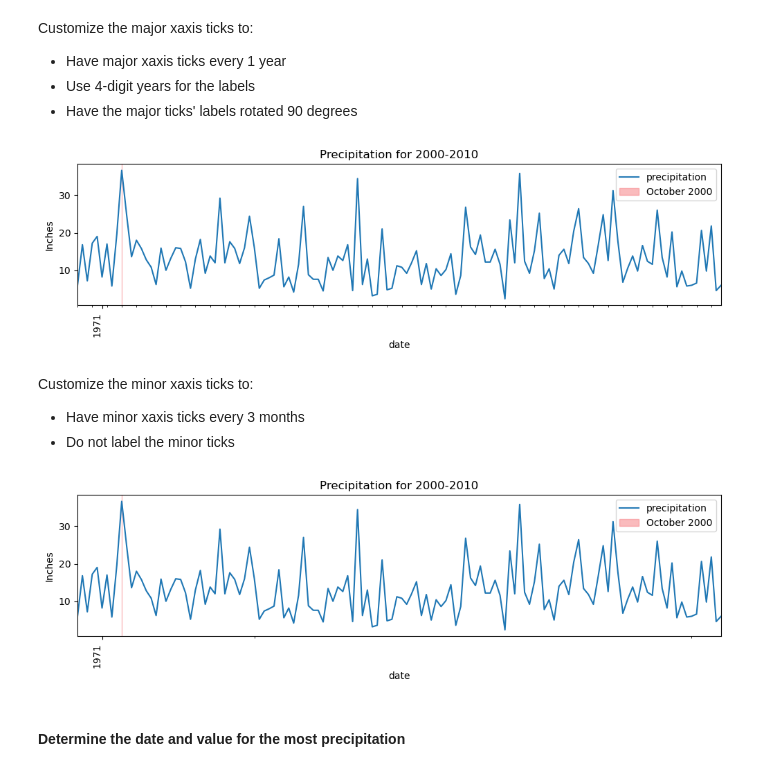
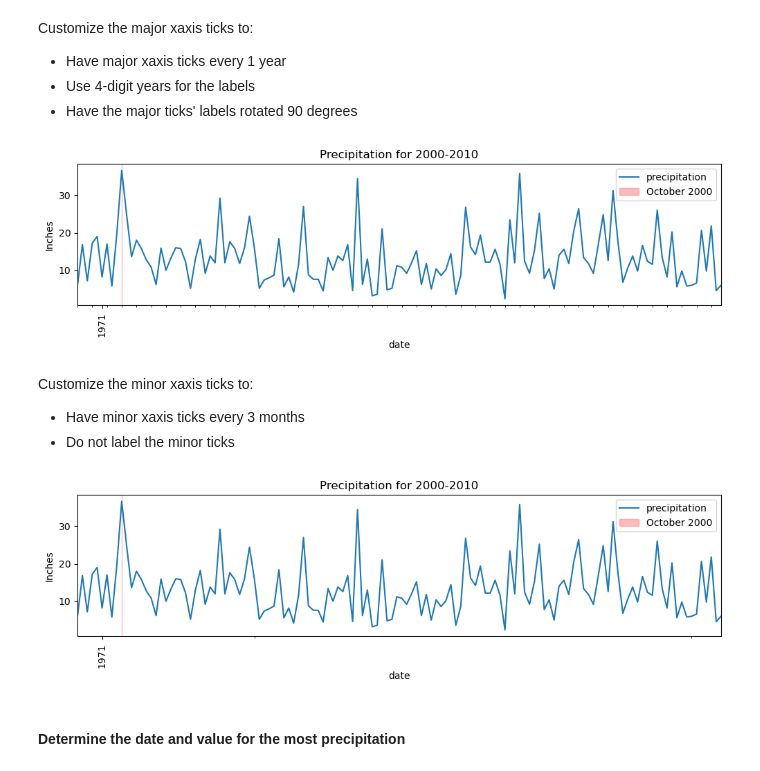
Before and after one commit to andreacohen7/Weather-Data-From-London, a Jupyter notebook: Resampling Datetime Data.ipynb, the cells around one changed output. Cells and saved outputs as stored; diff of their text form; code cells hidden in the pictures.

```diff
--- a/Resampling Datetime Data.ipynb
+++ b/Resampling Datetime Data.ipynb
@@ -291,14 +293,14 @@ fmt_year = mdates.DateFormatter("%Y")
 # %%
 fig, ax = plt.subplots()
 ax = temp_df_monthly.plot(ax = ax, title = 'Precipitation for 2000-2010', ylabel = 'Inches')
 ax.xaxis.set_major_locator(loc_year)
 ax.xaxis.set_major_formatter(fmt_year)
 ax.axvspan('2000-10-01', '2000-10-31', color = '#f7797d', alpha = 0.5, zorder = 0, label = 'October 2000')
 ax.legend();
 fig = ax.get_figure()
-fig.autofmt_xdate(rotation = 90)
+fig.autofmt_xdate(rotation = 90, ha = 'center')
 # %% [output]
-[figure, old version]
+[figure, new version]
 # %% [markdown]
 Customize the minor xaxis ticks to:
 - Have minor xaxis ticks every 3 months
@@ -314,9 +316,9 @@ ax.xaxis.set_minor_locator(loc_3months)
 ax.axvspan('2000-10-01', '2000-10-31', color = '#f7797d', alpha = 0.5, zorder = 0, label = 'October 2000')
 ax.legend();
 fig = ax.get_figure()
-fig.autofmt_xdate(rotation = 90)
+fig.autofmt_xdate(rotation = 90, ha = 'center')
 # %% [output]
-[figure, old version]
+[figure, new version]
 # %% [markdown]
 #### Determine the date and value for the most precipitation
 # %%
```
Also changed, not shown: parts of 12 cells of this notebook.
